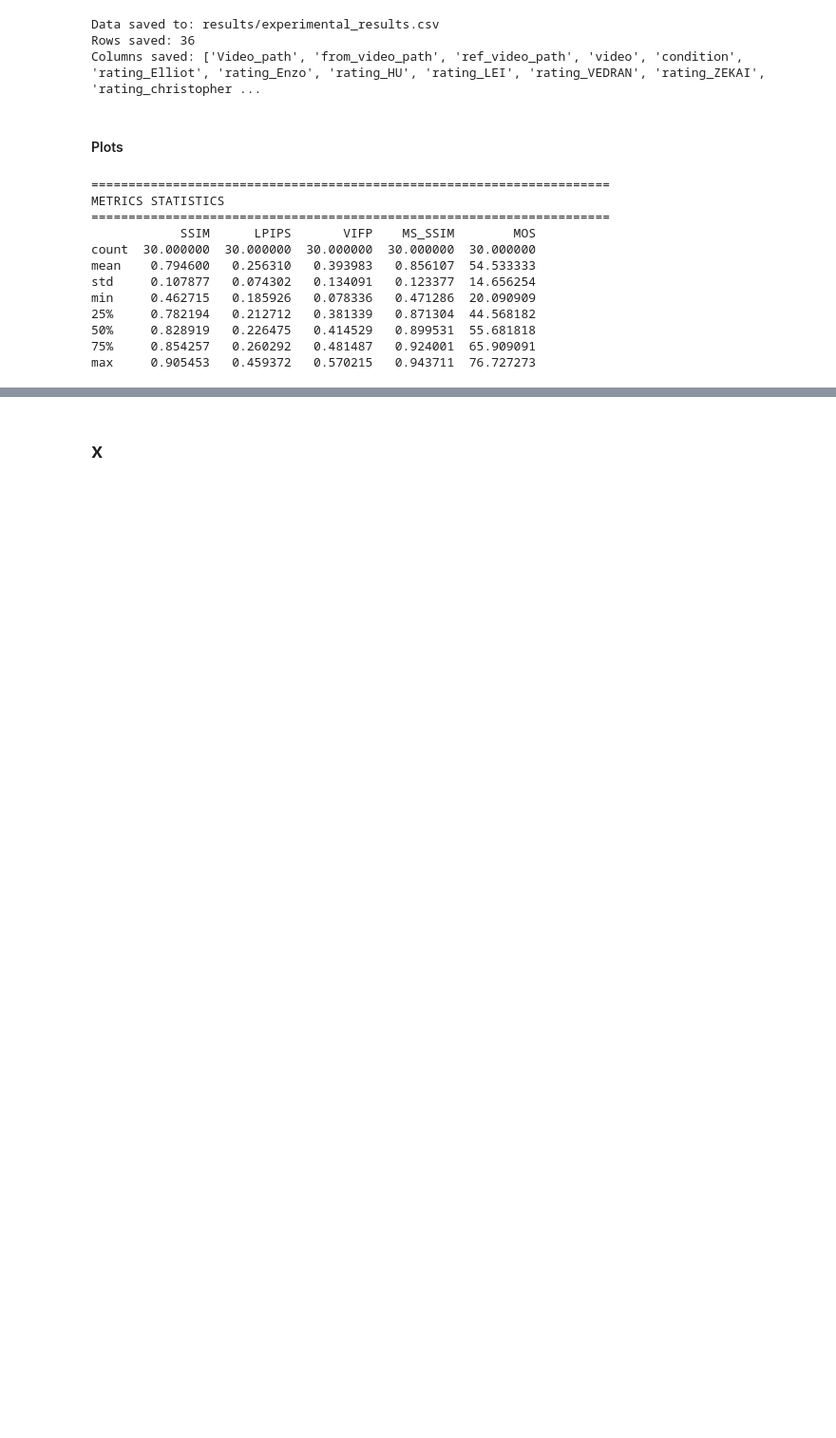
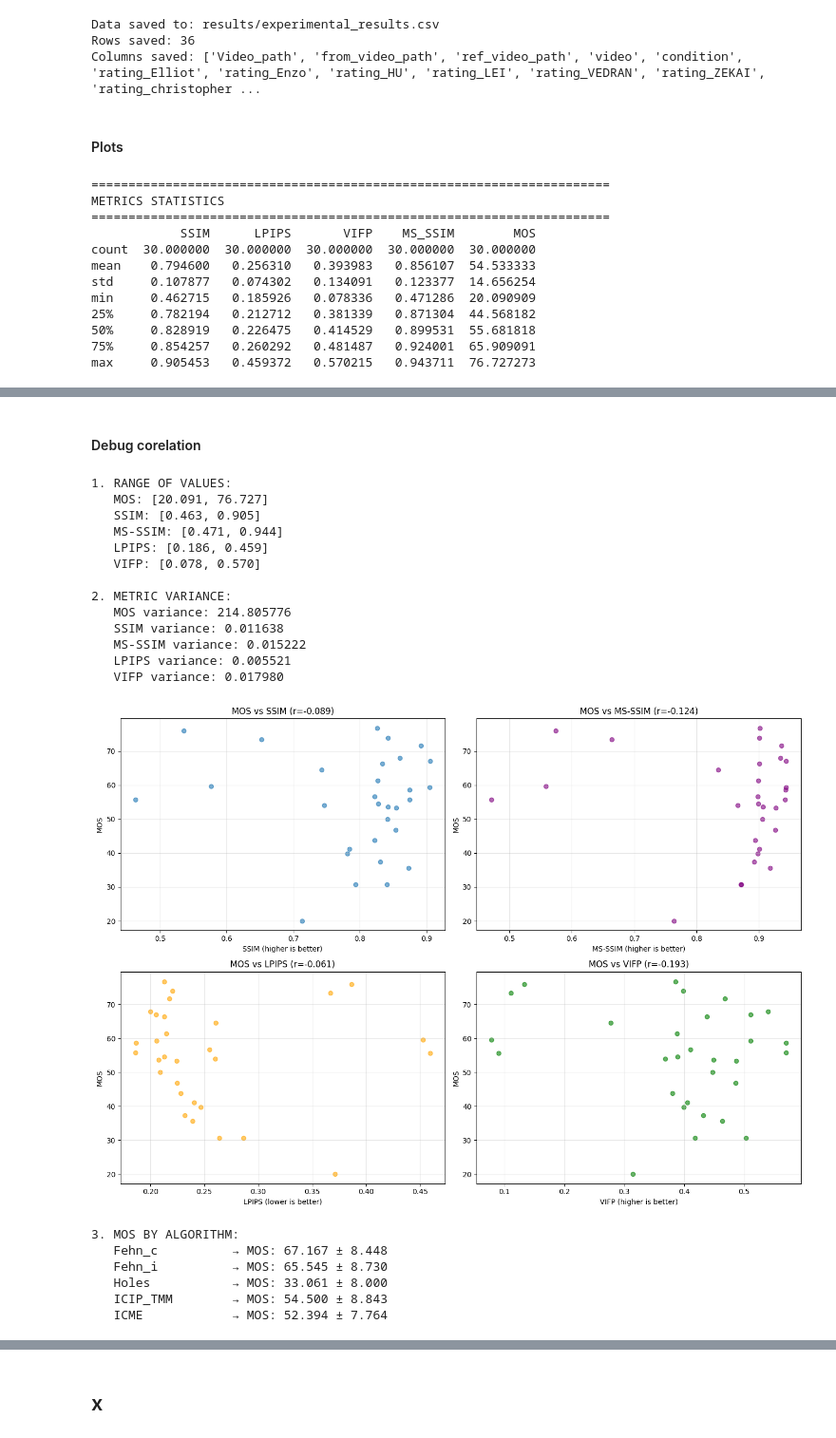
Before and after one commit to marrryzebwjq/Quality-of-Experience, a Jupyter notebook: samviq_analysis.ipynb, the cells around one changed output, grey strips where cells are left out. Shown at 95% size. Saved outputs shown, nothing was run; the diff lists cells and outputs as text; code cells hidden in the pictures; blank space fills up the shorter version.

```diff
--- a/samviq_analysis.ipynb
+++ b/samviq_analysis.ipynb
@@ -1001,0 +1128,76 @@ max     0.905453   0.459372   0.570215   0.943711  76.727273
+# %% [markdown]
+#### Debug corelation
+# %%
+
+print("\n1. RANGE OF VALUES:")
+print(f"   MOS: [{df_metrics['MOS'].min():.3f}, {df_metrics['MOS'].max():.3f}]")
+print(f"   SSIM: [{df_metrics['SSIM'].min():.3f}, {df_metrics['SSIM'].max():.3f}]")
+print(f"   MS-SSIM: [{df_metrics['MS_SSIM'].min():.3f}, {df_metrics['MS_SSIM'].max():.3f}]")
+print(f"   LPIPS: [{df_metrics['LPIPS'].min():.3f}, {df_metrics['LPIPS'].max():.3f}]")
+print(f"   VIFP: [{df_metrics['VIFP'].min():.3f}, {df_metrics['VIFP'].max():.3f}]")
+
+print("\n2. METRIC VARIANCE:")
+print(f"   MOS variance: {df_metrics['MOS'].var():.6f}")
+print(f"   SSIM variance: {df_metrics['SSIM'].var():.6f}")
+print(f"   MS-SSIM variance: {df_metrics['MS_SSIM'].var():.6f}")
+print(f"   LPIPS variance: {df_metrics['LPIPS'].var():.6f}")
+print(f"   VIFP variance: {df_metrics['VIFP'].var():.6f}")
+
+fig, axes = plt.subplots(2, 2, figsize=(14, 10))
+
+# MOS vs SSIM
+axes[0, 0].scatter(df_metrics['SSIM'], df_metrics['MOS'], alpha=0.6)
+axes[0, 0].set_xlabel('SSIM (higher is better)')
+axes[0, 0].set_ylabel('MOS')
+axes[0, 0].set_title(f'MOS vs SSIM (r={df_metrics[["SSIM", "MOS"]].corr().iloc[0,1]:.3f})')
+axes[0, 0].grid(alpha=0.3)
+
+# MOS vs MS-SSIM
+axes[0, 1].scatter(df_metrics['MS_SSIM'], df_metrics['MOS'], alpha=0.6, color='purple')
+axes[0, 1].set_xlabel('MS-SSIM (higher is better)')
+axes[0, 1].set_ylabel('MOS')
+axes[0, 1].set_title(f'MOS vs MS-SSIM (r={df_metrics[["MS_SSIM", "MOS"]].corr().iloc[0,1]:.3f})')
+axes[0, 1].grid(alpha=0.3)
+
+# MOS vs LPIPS
+axes[1, 0].scatter(df_metrics['LPIPS'], df_metrics['MOS'], alpha=0.6, color='orange')
+axes[1, 0].set_xlabel('LPIPS (lower is better)')
+axes[1, 0].set_ylabel('MOS')
+axes[1, 0].set_title(f'MOS vs LPIPS (r={df_metrics[["LPIPS", "MOS"]].corr().iloc[0,1]:.3f})')
+axes[1, 0].grid(alpha=0.3)
+
+# MOS vs VIFP
+axes[1, 1].scatter(df_metrics['VIFP'], df_metrics['MOS'], alpha=0.6, color='green')
+axes[1, 1].set_xlabel('VIFP (higher is better)')
+axes[1, 1].set_ylabel('MOS')
+axes[1, 1].set_title(f'MOS vs VIFP (r={df_metrics[["VIFP", "MOS"]].corr().iloc[0,1]:.3f})')
+axes[1, 1].grid(alpha=0.3)
+
+plt.tight_layout()
+plt.show()
+
+print("\n3. MOS BY ALGORITHM:")
+for algo in sorted(df_metrics['condition'].unique()):
+    subset = df_metrics[df_metrics['condition'] == algo]
+    print(f"   {algo:15} → MOS: {subset['MOS'].mean():.3f} ± {subset['MOS'].std():.3f}")
+# %% [output]
+1. RANGE OF VALUES:
+   MOS: [20.091, 76.727]
+   SSIM: [0.463, 0.905]
+   MS-SSIM: [0.471, 0.944]
+   LPIPS: [0.186, 0.459]
+   VIFP: [0.078, 0.570]
+
+2. METRIC VARIANCE:
+   MOS variance: 214.805776
+   SSIM variance: 0.011638
+   MS-SSIM variance: 0.015222
+   LPIPS variance: 0.005521
+   VIFP variance: 0.017980
+[figure, added]
+3. MOS BY ALGORITHM:
+   Fehn_c          → MOS: 67.167 ± 8.448
+   Fehn_i          → MOS: 65.545 ± 8.730
+   Holes           → MOS: 33.061 ± 8.000
+   ICIP_TMM        → MOS: 54.500 ± 8.843
+   ICME            → MOS: 52.394 ± 7.764
```
Also changed, not shown: parts of 10 cells of this notebook.
